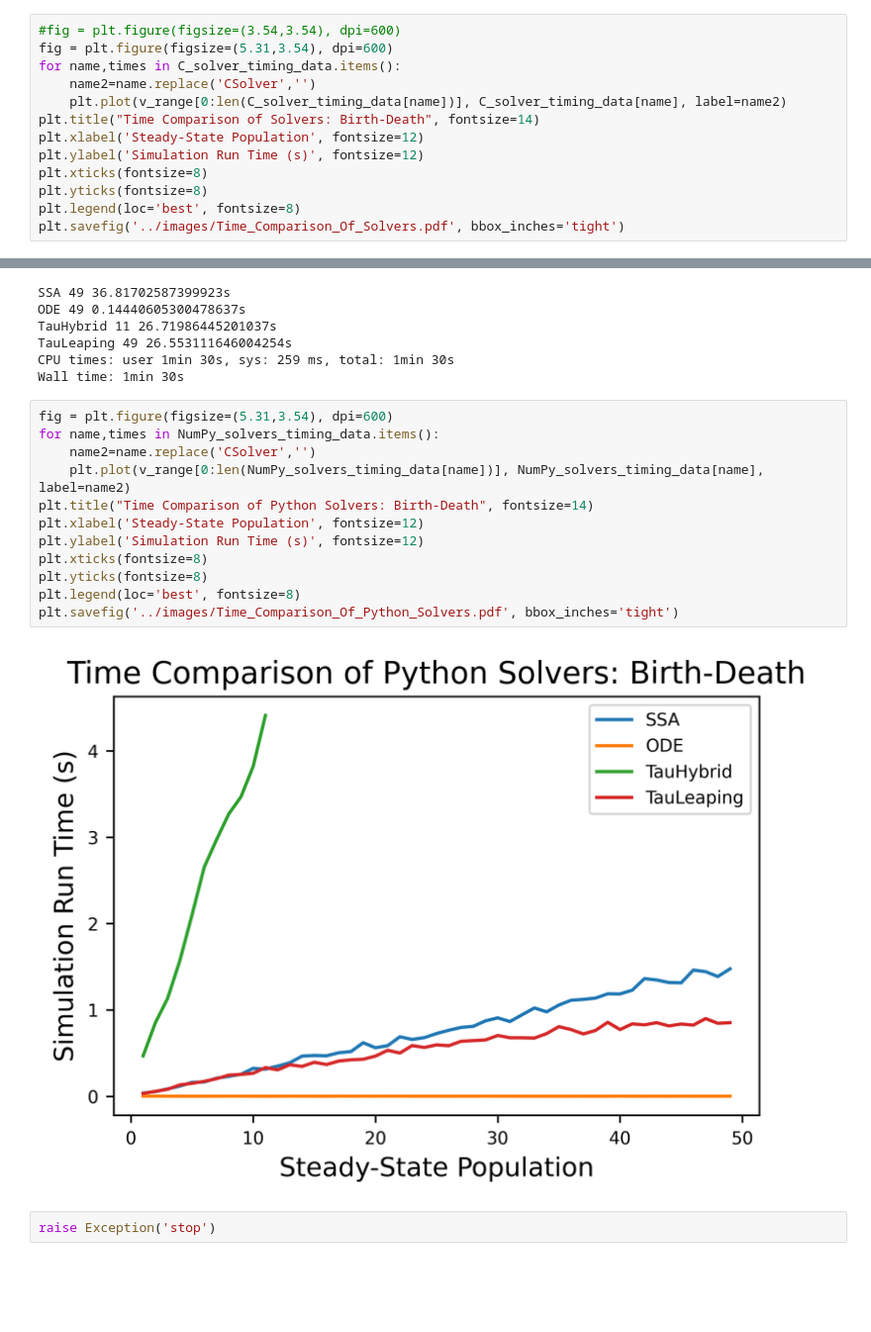
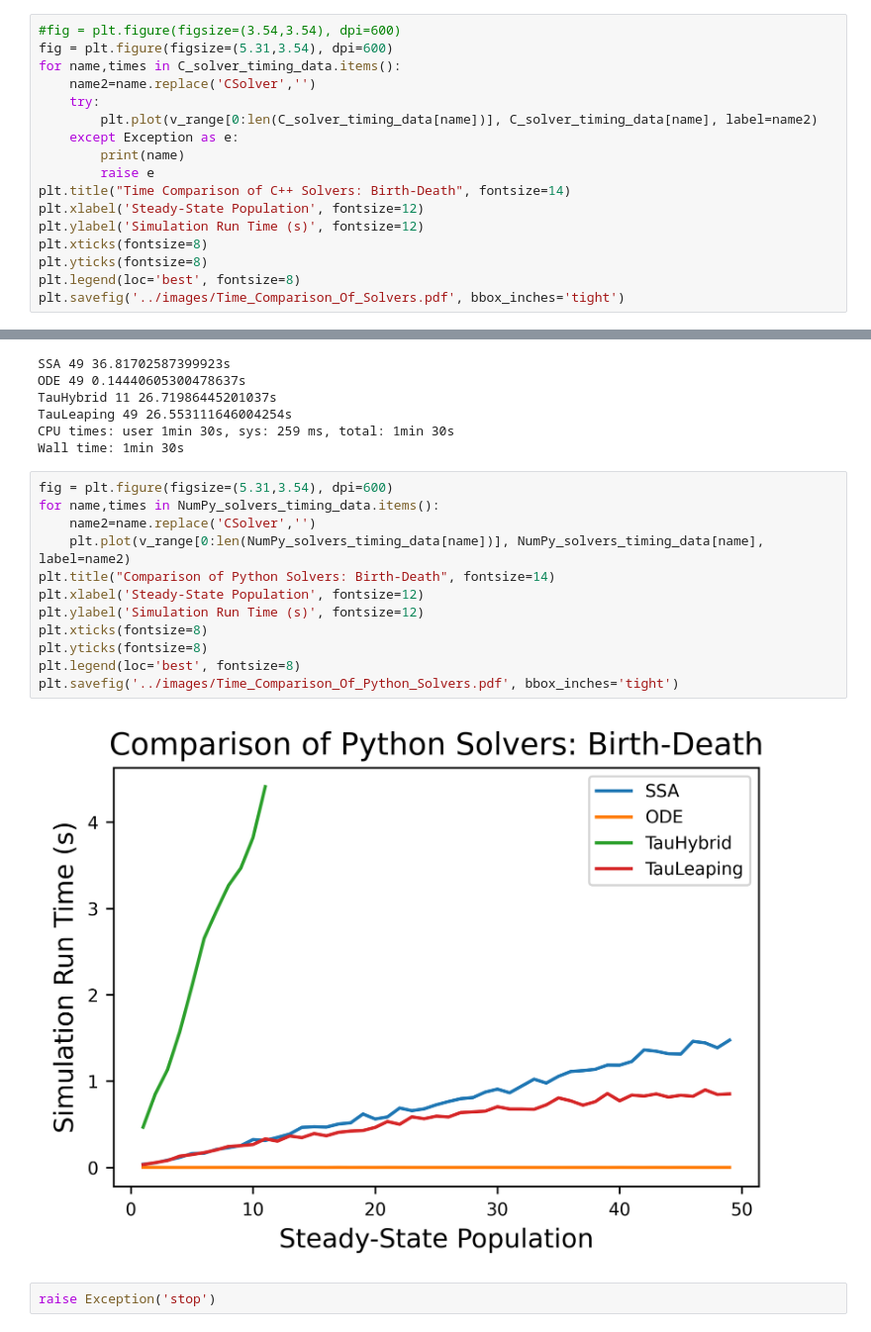
Before and after one commit to GillesPy2/GillesPy2_paper, a Jupyter notebook: performance/Solver_Run_Time_Comparison.ipynb, the cells around one changed output, grey strips where cells are left out. Shown: that part at 99% size. Saved outputs shown, nothing was run; the diff lists cells and outputs as text; blank space fills up the shorter version.

```diff
--- a/performance/Solver_Run_Time_Comparison.ipynb
+++ b/performance/Solver_Run_Time_Comparison.ipynb
@@ -145,8 +165,12 @@ Wall time: 1min 49s
 fig = plt.figure(figsize=(5.31,3.54), dpi=600)
 for name,times in C_solver_timing_data.items():
     name2=name.replace('CSolver','')
-    plt.plot(v_range[0:len(C_solver_timing_data[name])], C_solver_timing_data[name], label=name2)
-plt.title("Time Comparison of Solvers: Birth-Death", fontsize=14)
+    try:
+        plt.plot(v_range[0:len(C_solver_timing_data[name])], C_solver_timing_data[name], label=name2)
+    except Exception as e:
+        print(name)
+        raise e
+plt.title("Time Comparison of C++ Solvers: Birth-Death", fontsize=14)
 plt.xlabel('Steady-State Population', fontsize=12)
 plt.ylabel('Simulation Run Time (s)', fontsize=12)
 plt.xticks(fontsize=8)
@@ -171,17 +195,17 @@ Wall time: 1min 30s
 # %%
 fig = plt.figure(figsize=(5.31,3.54), dpi=600)
 for name,times in NumPy_solvers_timing_data.items():
     name2=name.replace('CSolver','')
     plt.plot(v_range[0:len(NumPy_solvers_timing_data[name])], NumPy_solvers_timing_data[name], label=name2)
-plt.title("Time Comparison of Python Solvers: Birth-Death", fontsize=14)
+plt.title("Comparison of Python Solvers: Birth-Death", fontsize=14)
 plt.xlabel('Steady-State Population', fontsize=12)
 plt.ylabel('Simulation Run Time (s)', fontsize=12)
 plt.xticks(fontsize=8)
 plt.yticks(fontsize=8)
 plt.legend(loc='best', fontsize=8)
 plt.savefig('../images/Time_Comparison_Of_Python_Solvers.pdf', bbox_inches='tight')
 # %% [output]
-[figure, old version]
+[figure, new version]
 # %%
 raise Exception('stop')
 # %% [markdown]
```
Also changed, not shown: parts of 2 cells of this notebook, 3 other files.
